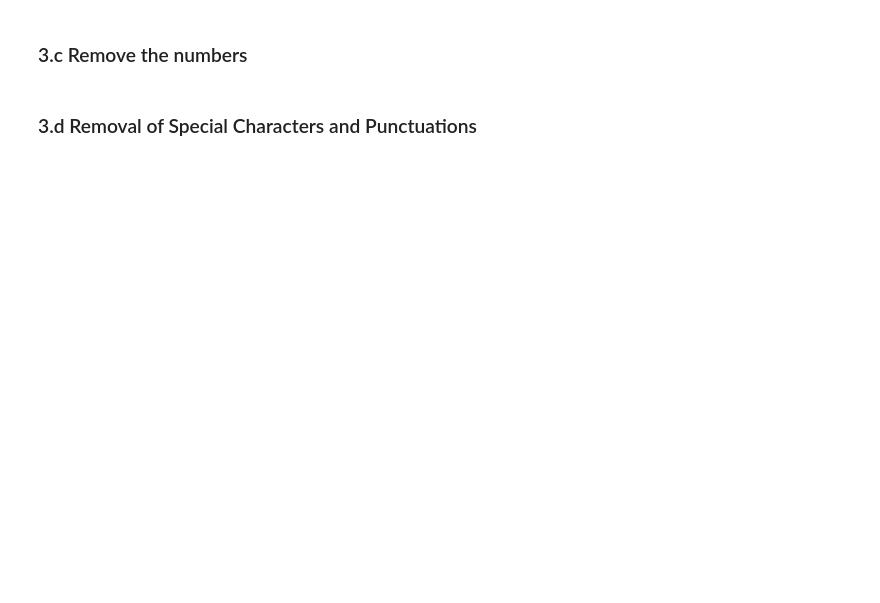
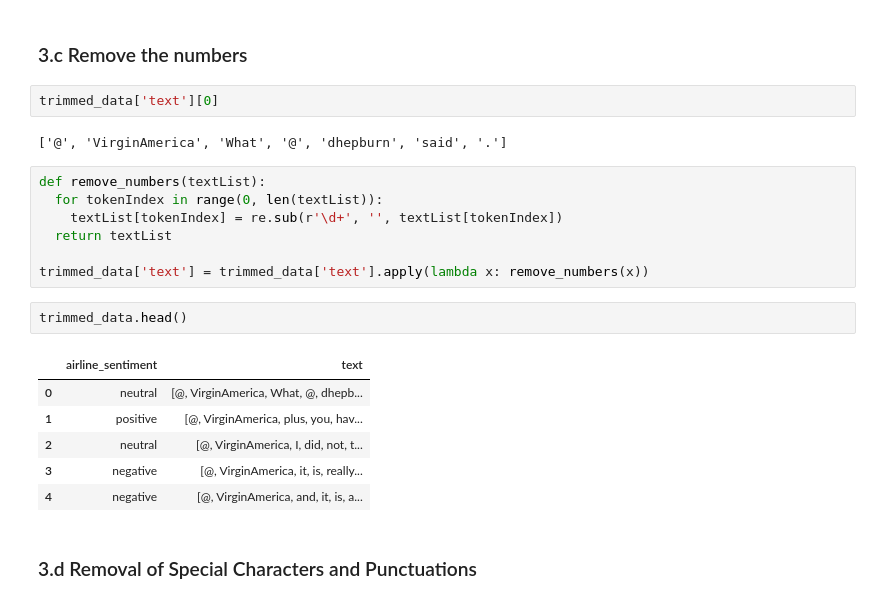
Before and after one commit to vasantbala/vb_ai_course, a Jupyter notebook: NLP/Project/NLP_Project_Rough.ipynb, the cells around one changed output. Drawn from its saved outputs; the diff is of its cells as text; blank space fills up the shorter version.

```diff
--- a/NLP/Project/NLP_Project_Rough.ipynb
+++ b/NLP/Project/NLP_Project_Rough.ipynb
@@ -112,4 +146,24 @@ trimmed_data.head()
 # %% [markdown]
 ### 3.c Remove the numbers
+# %%
+trimmed_data['text'][0]
+# %% [output]
+['@', 'VirginAmerica', 'What', '@', 'dhepburn', 'said', '.']
+# %%
+def remove_numbers(textList):
+  for tokenIndex in range(0, len(textList)):
+    textList[tokenIndex] = re.sub(r'\d+', '', textList[tokenIndex])
+  return textList
+
+trimmed_data['text'] = trimmed_data['text'].apply(lambda x: remove_numbers(x))
+# %%
+trimmed_data.head()
+# %% [output]
+|  | airline_sentiment | text |
+| 0 | neutral | [@, VirginAmerica, What, @, dhepb... |
+| 1 | positive | [@, VirginAmerica, plus, you, hav... |
+| 2 | neutral | [@, VirginAmerica, I, did, not, t... |
+| 3 | negative | [@, VirginAmerica, it, is, really... |
+| 4 | negative | [@, VirginAmerica, and, it, is, a... |
 # %% [markdown]
 ### 3.d Removal of Special Characters and Punctuations
```
Also changed, not shown: parts of 10 cells of this notebook.
